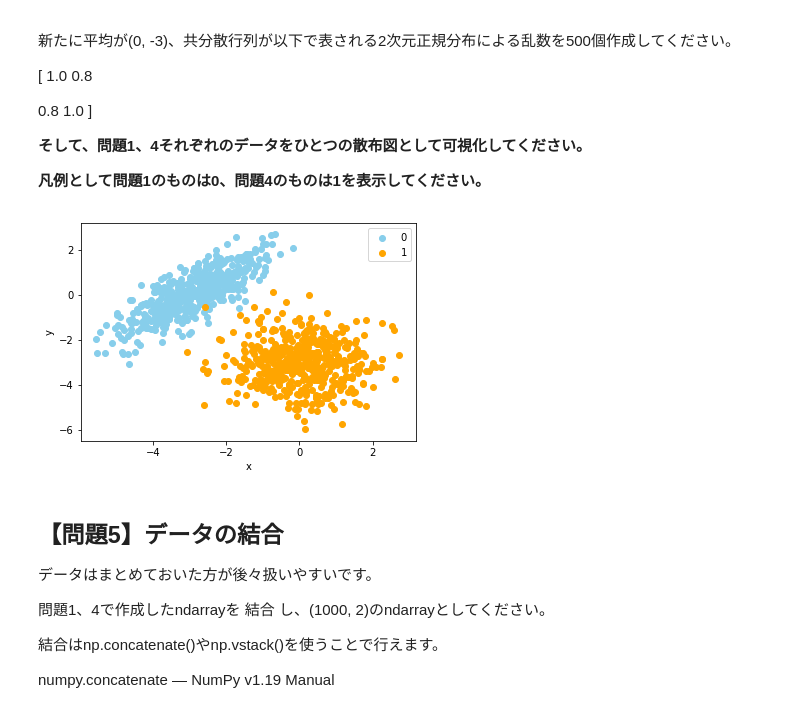
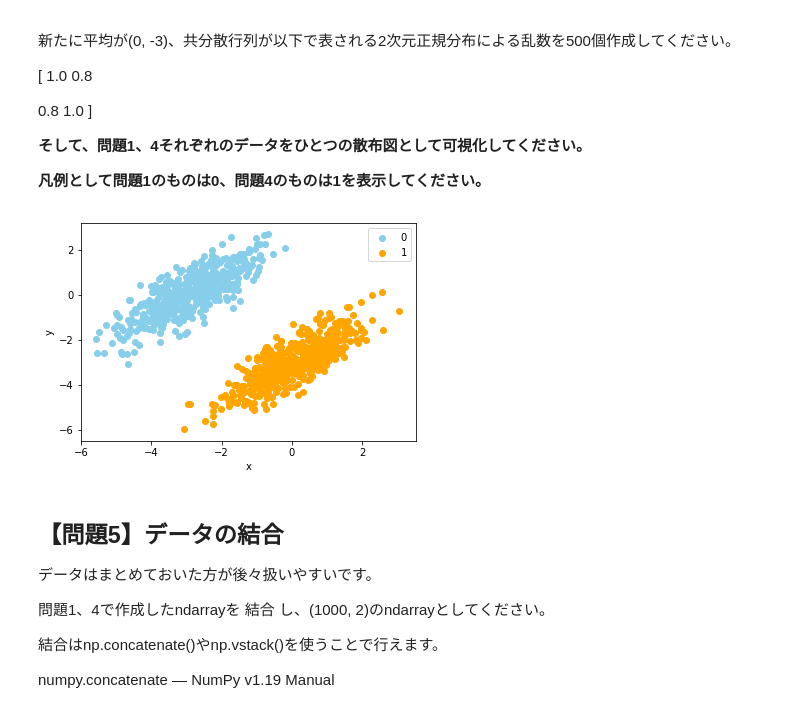
Before and after one commit to sami1220/6.dummy_data, a Jupyter notebook: 6.dummy_data.ipynb, the cells around one changed output. Drawn from its saved outputs; the diff is of its cells as text; code cells hidden in the pictures.

```diff
--- a/6.dummy_data.ipynb
+++ b/6.dummy_data.ipynb
@@ -159,32 +159,32 @@ No handles with labels found to put in legend.
 # %%
 import numpy as np
 import matplotlib.pyplot as plt
 
 np.random.seed(0)
 
 # グラフの平均値
 average = [-3, 0]
 # 共分散行列(2列)
 matrix = [[1.0,0.8],[0.8,1.0]]
 
 average_2 = [0, -3]
 matrix_2 = [[1.0,0.8],[0.8,1.0]]
 
 
 # valuesの変数に２列かつ平均値−３、０の乱数を５００個作る命令を代入する
 values = np.random.multivariate_normal(average, matrix, 500)
 
 values_2 = np.random.multivariate_normal(average_2, matrix_2, 500)
 
 # 回答
 plt.xlabel("x")
 plt.ylabel("y")
 plt.scatter(x=values[:,0],y=values[:,1],color='skyblue', label='0')
-plt.scatter(x=values[:,1],y=values_2[:,1],color='orange', label='1')
+plt.scatter(x=values_2[:,0],y=values_2[:,1],color='orange', label='1')
 plt.legend()
 plt.show()
 # %% [output]
-[figure, old version]
+[figure, new version]
 # %% [markdown]
 ## 【問題5】データの結合
 
```
